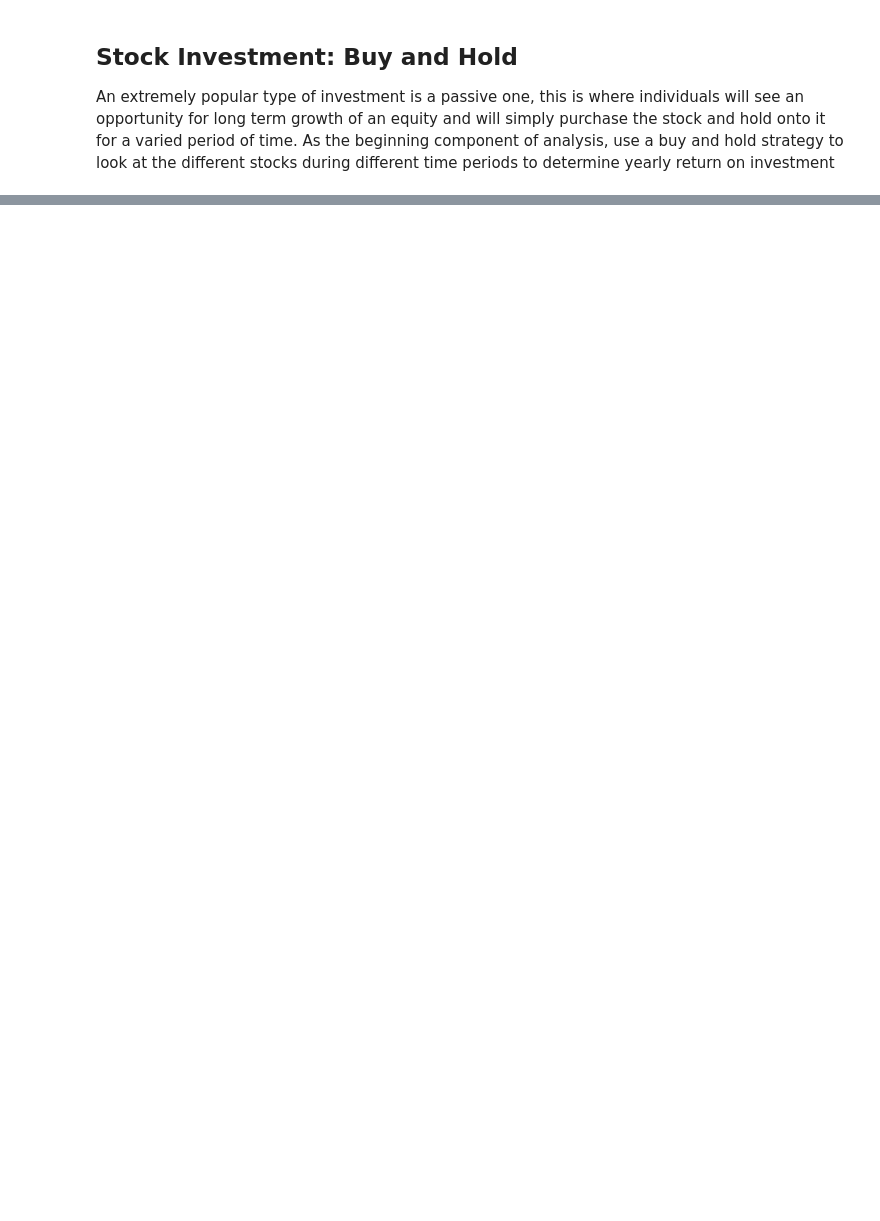
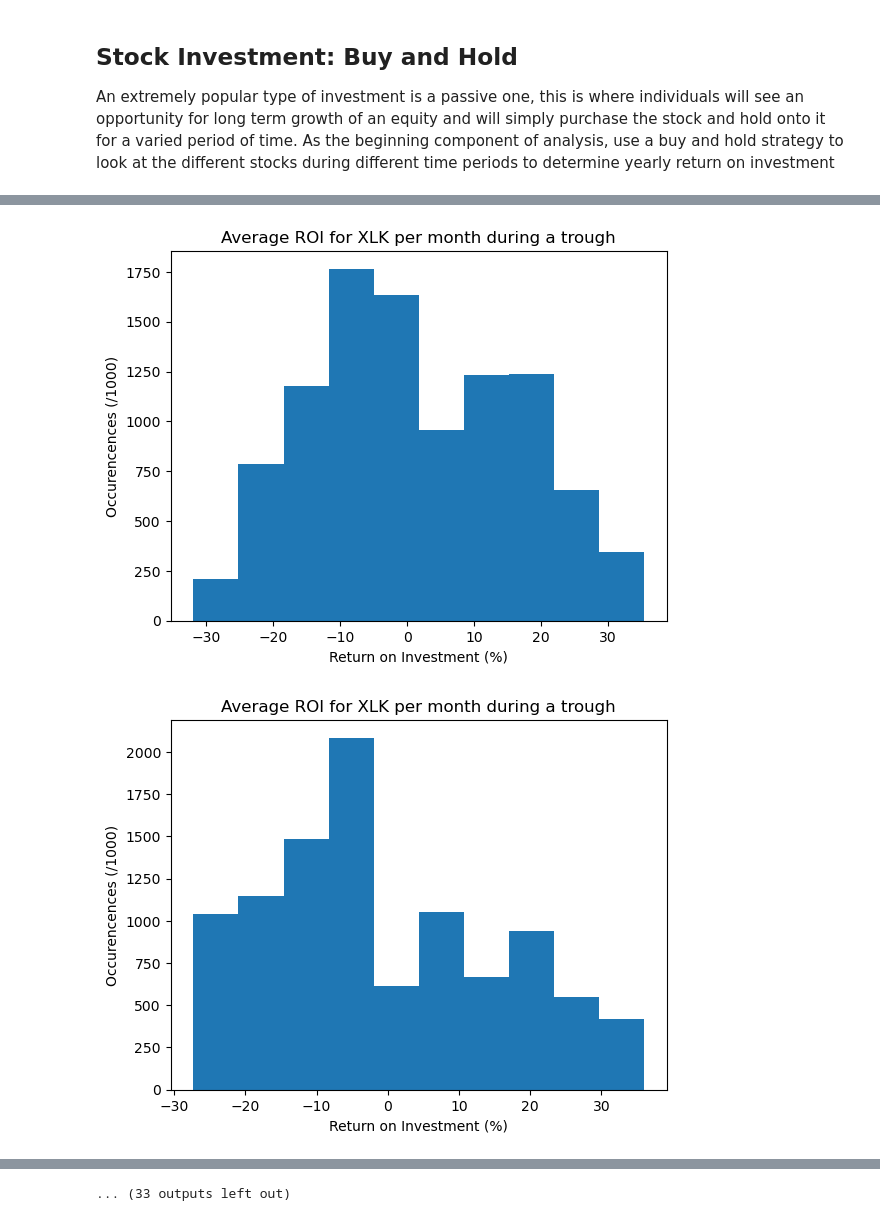
Before and after one commit to bennicholson2/Enhancing-Technical-Analysis-with-Data-Science, a Jupyter notebook: capstone_requirements/eda_data_cleaning.ipynb, the cells around one changed output, grey strips where cells are left out. Cells and saved outputs as stored; diff of their text form; code cells hidden in the pictures; blank space fills up the shorter version.

```diff
--- a/capstone_requirements/eda_data_cleaning.ipynb
+++ b/capstone_requirements/eda_data_cleaning.ipynb
@@ -539,0 +648,22 @@ stochasting_roi(sector_etf_tickers,economic_cycle_periods_list,expected_values_s
+# %%
+# example case of expected values by sampling
+
+import matplotlib.pyplot as plt
+
+for period in economic_cycle_periods_list:
+        for ticker in sector_etf_tickers:
+                plt.hist(pd.Series((expected_values_sector_etf_buy_hold[period][ticker])))
+                plt.ylabel('Occurencences (/1000)')
+                plt.xlabel('Return on Investment (%)')
+                plt.title(f'Average ROI for XLK per month during a {period}')
+                plt.show()
+"""
+print('Standard Deviation:')
+print(pd.Series(expected_values_sector_etf_buy_hold['expansion']['XLK']).std())
+print('Median:')
+print(pd.Series(expected_values_sector_etf_buy_hold['expansion']['XLK']).median())
+print('Mean:')
+print(pd.Series(expected_values_sector_etf_buy_hold['expansion']['XLK']).mean())"""
+# %% [output]
+[figure, added]
+[figure, added]
@@ -539,0 +680 @@ stochasting_roi(sector_etf_tickers,economic_cycle_periods_list,expected_values_s
+... (33 outputs left out)
```
Also changed, not shown: parts of 57 cells of this notebook, 11 other files.
